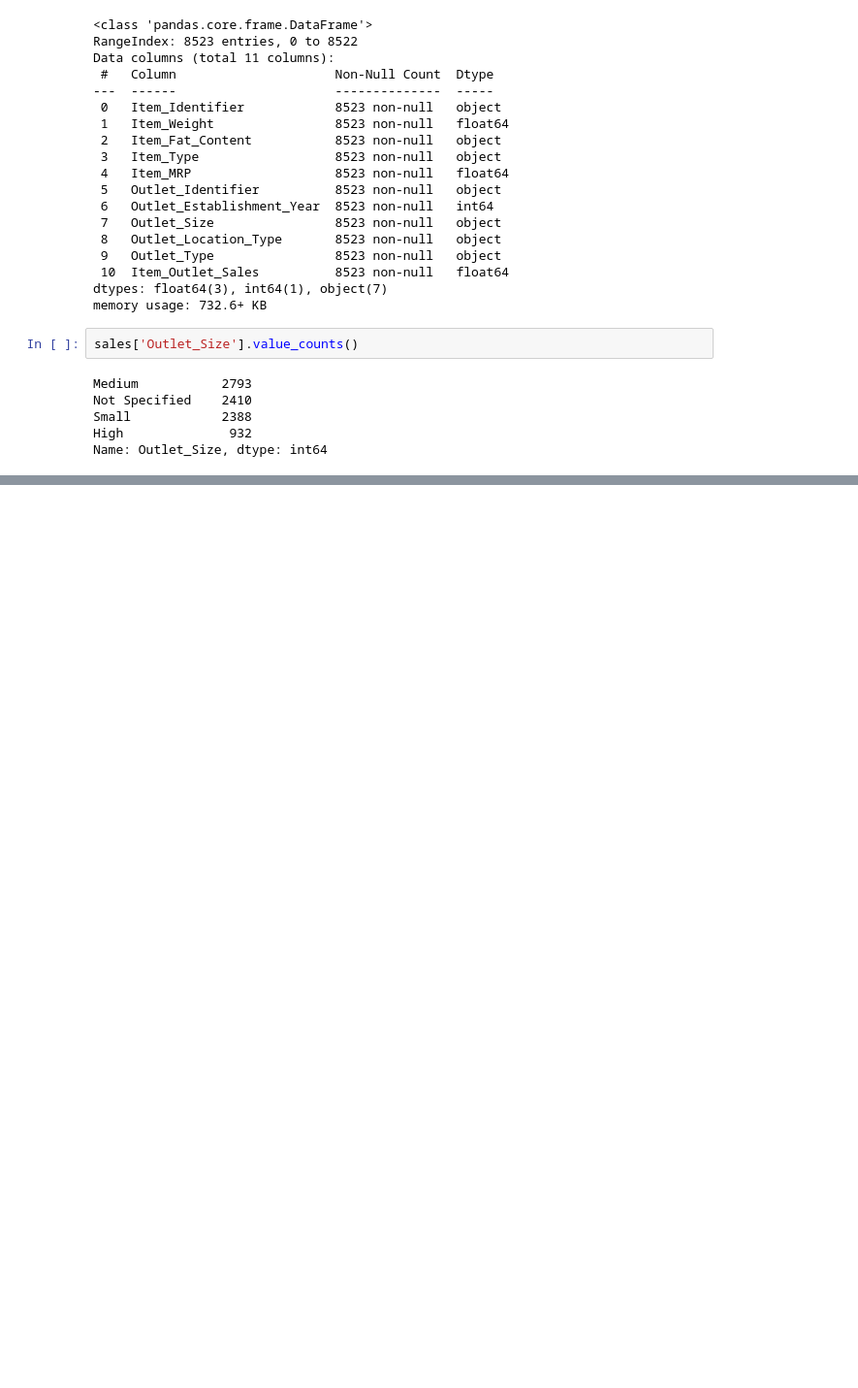
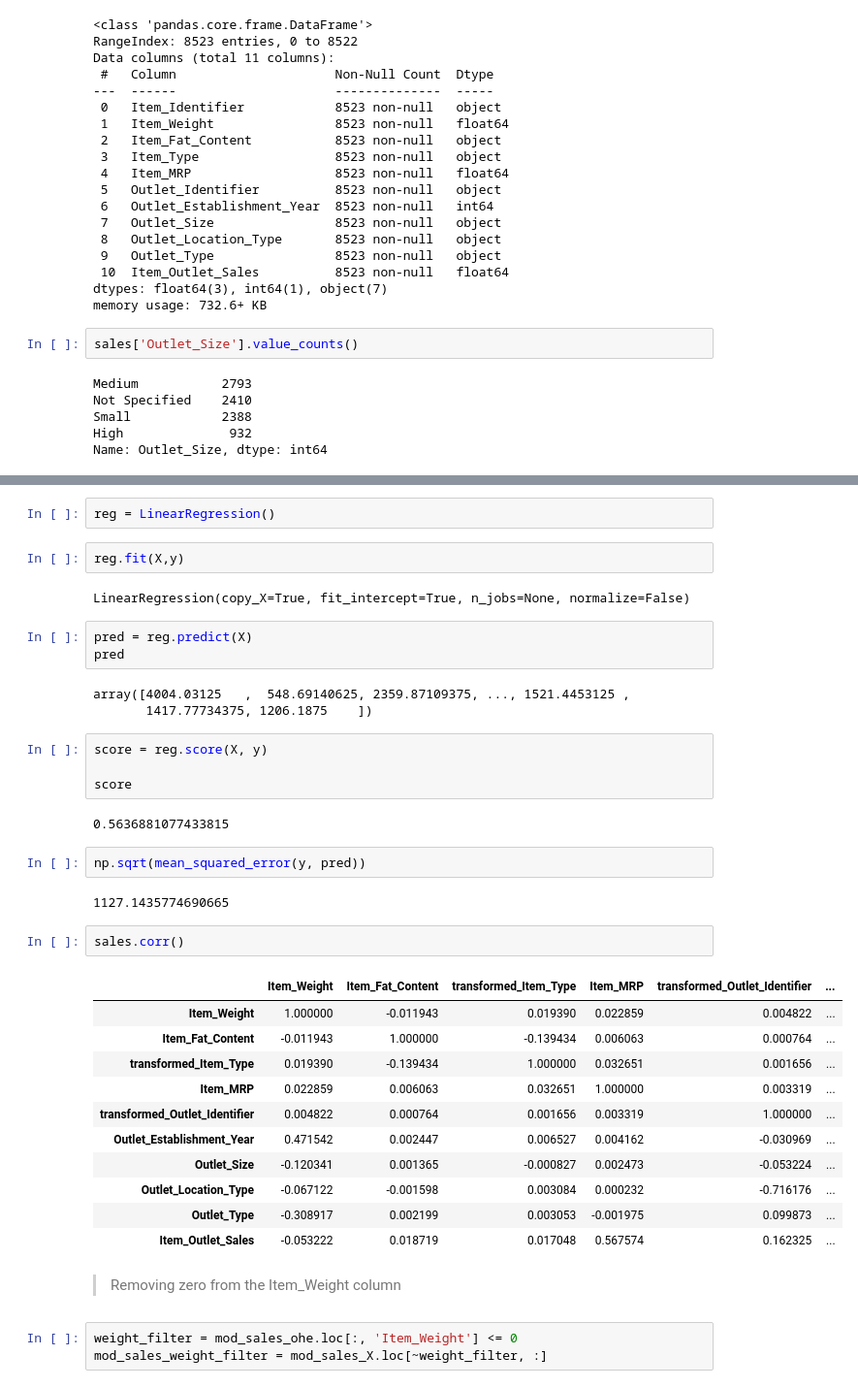
Before and after one commit to janaeam/food-sales-predictions, a Jupyter notebook: Data_Cleaning.ipynb, the cells around one changed output, grey strips where cells are left out. Shown at 97% size. Drawn from its saved outputs; the diff is of its cells as text; blank space fills up the shorter version.

```diff
--- a/Data_Cleaning.ipynb
+++ b/Data_Cleaning.ipynb
@@ -982,0 +1299,44 @@ plt.yticks(rotation=360)
+# %%
+reg = LinearRegression()
+# %%
+reg.fit(X,y)
+# %% [output]
+LinearRegression(copy_X=True, fit_intercept=True, n_jobs=None, normalize=False)
+# %%
+pred = reg.predict(X)
+pred
+# %% [output]
+array([4004.03125   ,  548.69140625, 2359.87109375, ..., 1521.4453125 ,
+       1417.77734375, 1206.1875    ])
+# %%
+score = reg.score(X, y)
+
+score
+# %% [output]
+0.5636881077433815
+# %%
+np.sqrt(mean_squared_error(y, pred))
+# %% [output]
+1127.1435774690665
+# %%
+sales.corr()
+# %% [output]
+|  | Item_Weight | Item_Fat_Content | transformed_Item_Type | Item_MRP | transformed_Outlet_Identifier | ... |
+| Item_Weight | 1.000000 | -0.011943 | 0.019390 | 0.022859 | 0.004822 | ... |
+| Item_Fat_Content | -0.011943 | 1.000000 | -0.139434 | 0.006063 | 0.000764 | ... |
+| transformed_Item_Type | 0.019390 | -0.139434 | 1.000000 | 0.032651 | 0.001656 | ... |
+| Item_MRP | 0.022859 | 0.006063 | 0.032651 | 1.000000 | 0.003319 | ... |
+| transformed_Outlet_Identifier | 0.004822 | 0.000764 | 0.001656 | 0.003319 | 1.000000 | ... |
+| Outlet_Establishment_Year | 0.471542 | 0.002447 | 0.006527 | 0.004162 | -0.030969 | ... |
+| Outlet_Size | -0.120341 | 0.001365 | -0.000827 | 0.002473 | -0.053224 | ... |
+| Outlet_Location_Type | -0.067122 | -0.001598 | 0.003084 | 0.000232 | -0.716176 | ... |
+| Outlet_Type | -0.308917 | 0.002199 | 0.003053 | -0.001975 | 0.099873 | ... |
+| Item_Outlet_Sales | -0.053222 | 0.018719 | 0.017048 | 0.567574 | 0.162325 | ... |
+# %% [markdown]
+
+
+
+>  Removing zero from the Item_Weight column
+# %%
+weight_filter = mod_sales_ohe.loc[:, 'Item_Weight'] <= 0
+mod_sales_weight_filter = mod_sales_X.loc[~weight_filter, :]
```
Also changed, not shown: parts of 86 cells of this notebook.
